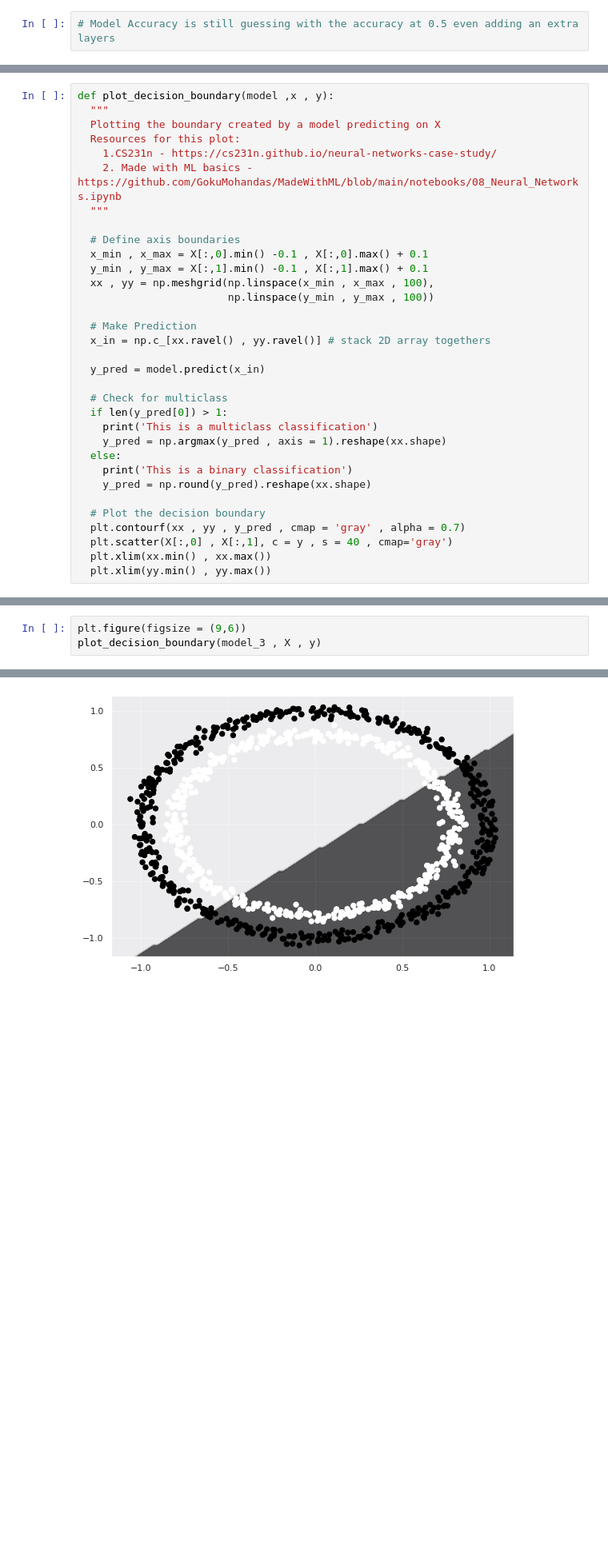
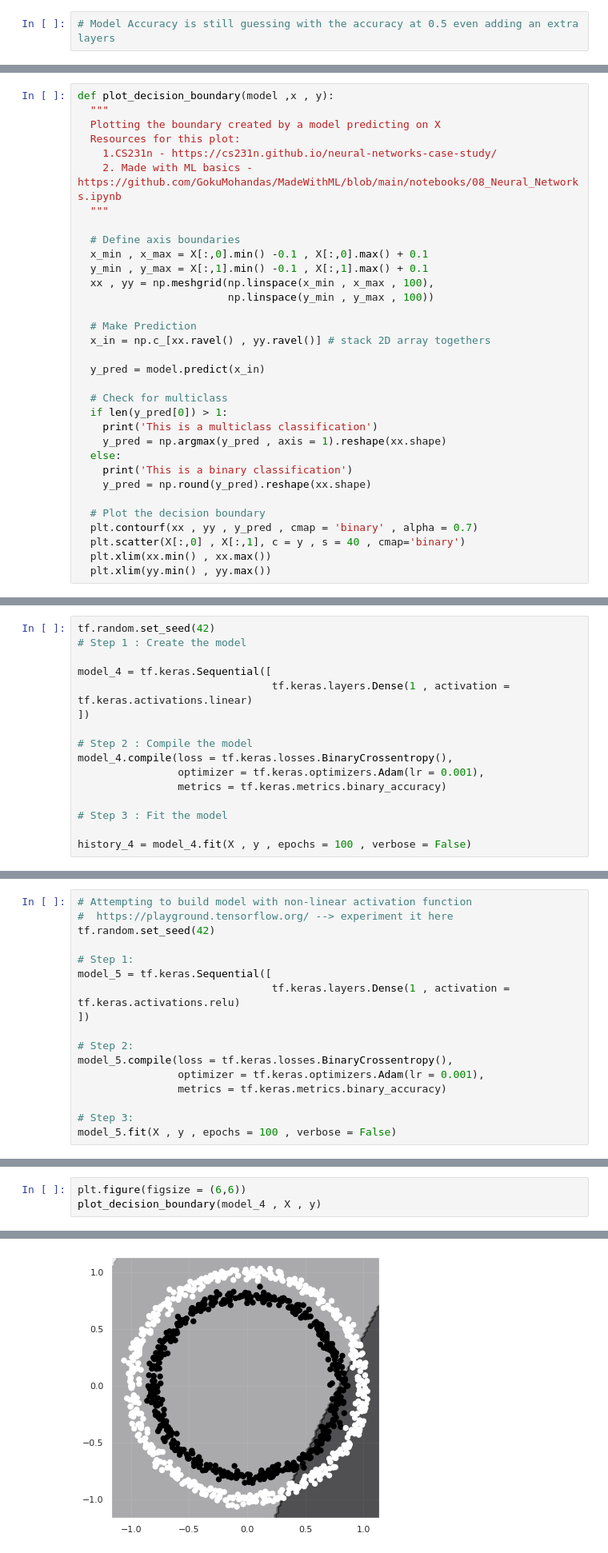
Before and after one commit to 86lekwenshiung/Neural-Network-with-Tensorflow, a Jupyter notebook: 02_Neural_Network_Classification_With_Tensorflow.ipynb, the cells around one changed output, grey strips where cells are left out. Shown at 80% size. Drawn from its saved outputs; the diff is of its cells as text; blank space fills up the shorter version.

```diff
--- a/02_Neural_Network_Classification_With_Tensorflow.ipynb
+++ b/02_Neural_Network_Classification_With_Tensorflow.ipynb
@@ -218,7 +218,7 @@ def plot_decision_boundary(model ,x , y):
     y_pred = np.round(y_pred).reshape(xx.shape)
 
   # Plot the decision boundary
-  plt.contourf(xx , yy , y_pred , cmap = 'gray' , alpha = 0.7)
-  plt.scatter(X[:,0] , X[:,1], c = y , s = 40 , cmap='gray')
+  plt.contourf(xx , yy , y_pred , cmap = 'binary' , alpha = 0.7)
+  plt.scatter(X[:,0] , X[:,1], c = y , s = 40 , cmap='binary')
   plt.xlim(xx.min() , xx.max())
   plt.xlim(yy.min() , yy.max())
@@ -224,0 +237,16 @@ def plot_decision_boundary(model ,x , y):
+# %%
+tf.random.set_seed(42)
+# Step 1 : Create the model
+
+model_4 = tf.keras.Sequential([
+                               tf.keras.layers.Dense(1 , activation = tf.keras.activations.linear)
+])
+
+# Step 2 : Compile the model
+model_4.compile(loss = tf.keras.losses.BinaryCrossentropy(),
+                optimizer = tf.keras.optimizers.Adam(lr = 0.001),
+                metrics = tf.keras.metrics.binary_accuracy)
+
+# Step 3 : Fit the model
+
+history_4 = model_4.fit(X , y , epochs = 100 , verbose = False)
@@ -224,0 +261,17 @@ def plot_decision_boundary(model ,x , y):
+# %%
+# Attempting to build model with non-linear activation function
+#  https://playground.tensorflow.org/ --> experiment it here
+tf.random.set_seed(42)
+
+# Step 1:
+model_5 = tf.keras.Sequential([
+                               tf.keras.layers.Dense(1 , activation = tf.keras.activations.relu)
+])
+
+# Step 2:
+model_5.compile(loss = tf.keras.losses.BinaryCrossentropy(),
+                optimizer = tf.keras.optimizers.Adam(lr = 0.001),
+                metrics = tf.keras.metrics.binary_accuracy)
+
+# Step 3:
+model_5.fit(X , y , epochs = 100 , verbose = False)
@@ -225,6 +280,6 @@ def plot_decision_boundary(model ,x , y):
 # %%
-plt.figure(figsize = (9,6))
-plot_decision_boundary(model_3 , X , y)
+plt.figure(figsize = (6,6))
+plot_decision_boundary(model_4 , X , y)
 # %% [output]
 This is a binary classification
-[figure, old version]
+[figure, new version]
```
Also changed, not shown: parts of 10 cells of this notebook.
